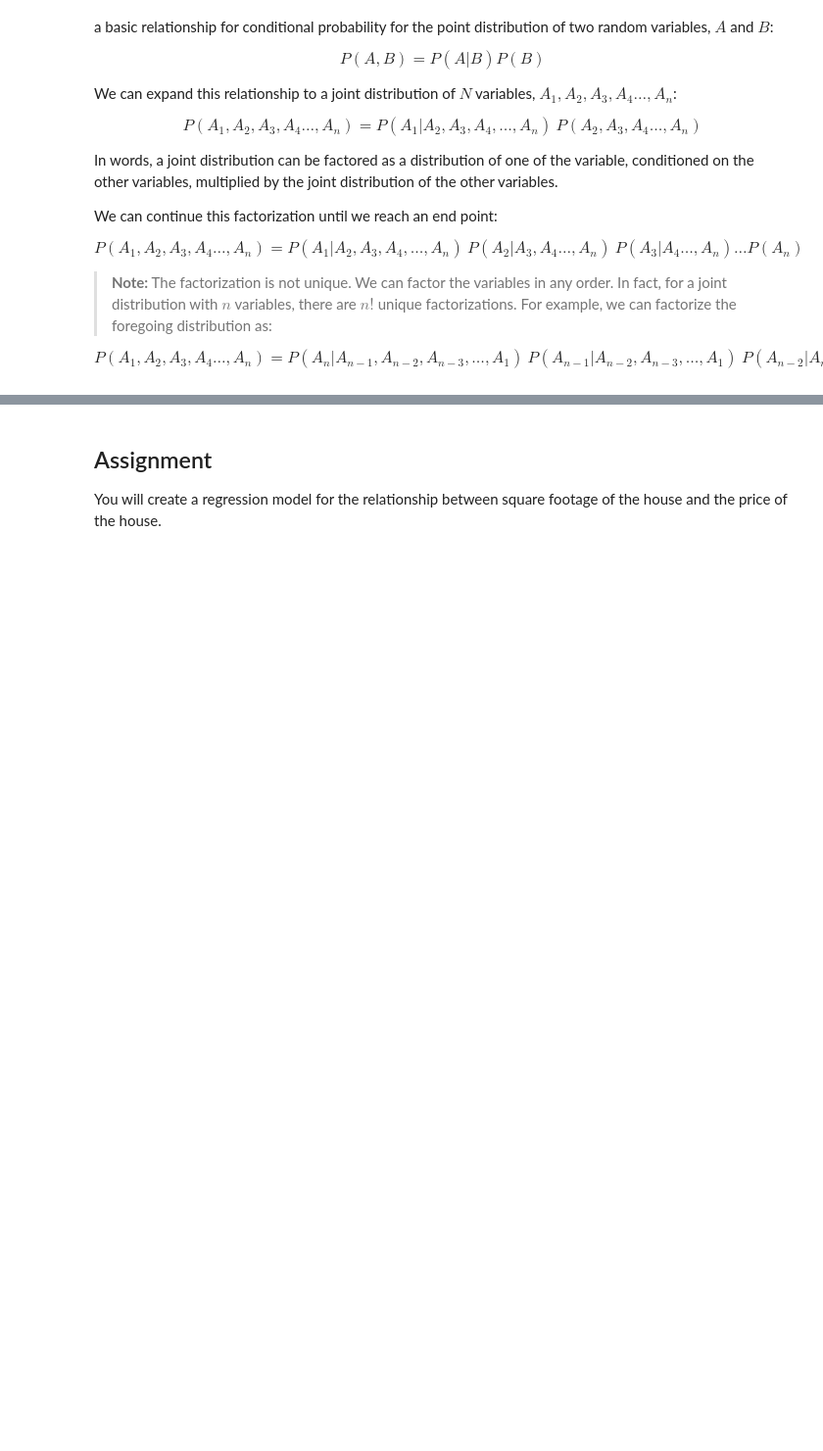
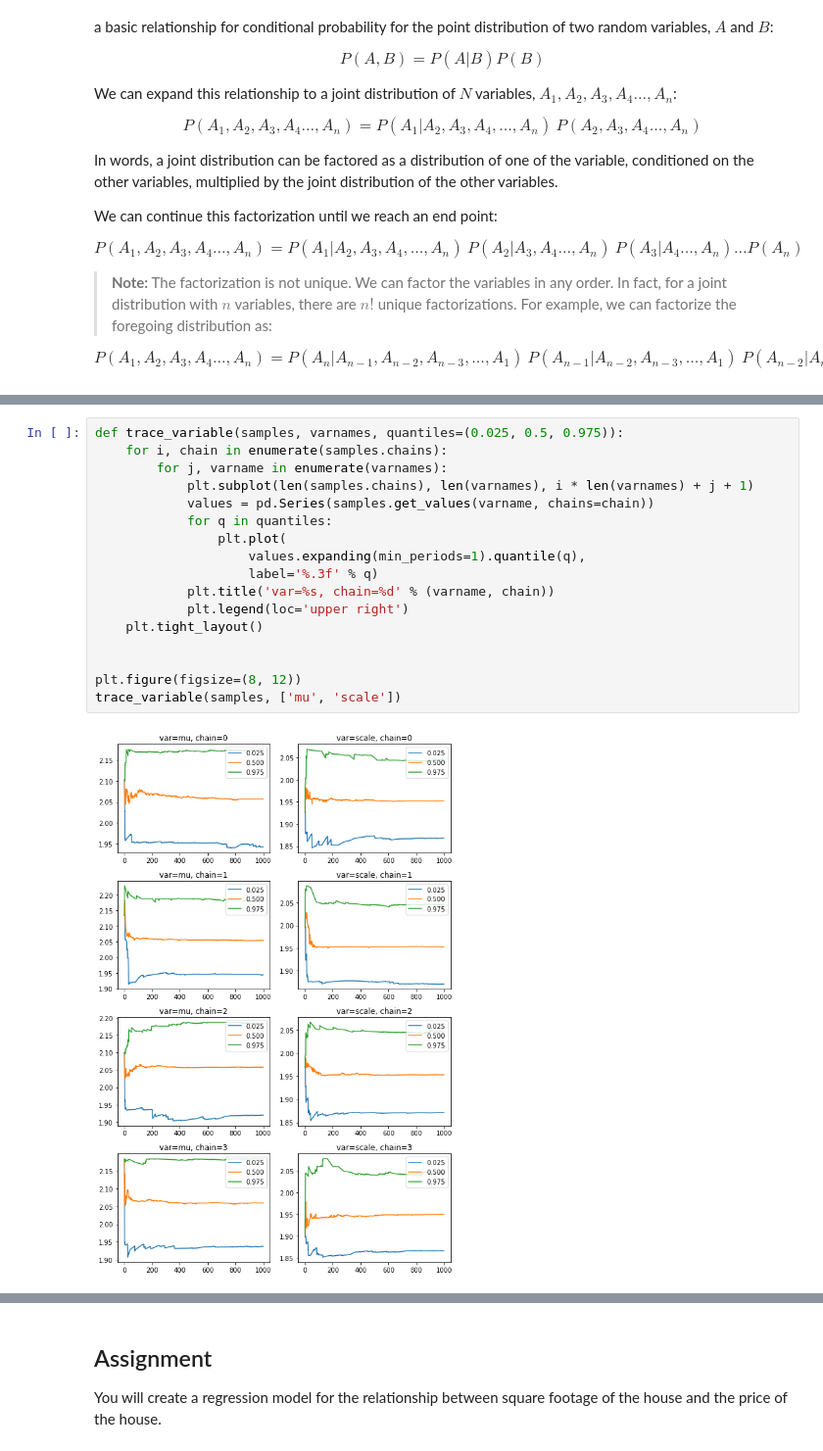
Before and after one commit to StephenElston/DataScience410, a Jupyter notebook: Lecture9/BayesModels2.ipynb, the cells around one changed output, grey strips where cells are left out. Shown at 98% size. Drawn from its saved outputs; the diff is of its cells as text; blank space fills up the shorter version.

```diff
--- a/Lecture9/BayesModels2.ipynb
+++ b/Lecture9/BayesModels2.ipynb
@@ -537,0 +615,19 @@ def create_model(x, y):
+# %%
+def trace_variable(samples, varnames, quantiles=(0.025, 0.5, 0.975)):
+    for i, chain in enumerate(samples.chains):
+        for j, varname in enumerate(varnames):
+            plt.subplot(len(samples.chains), len(varnames), i * len(varnames) + j + 1)
+            values = pd.Series(samples.get_values(varname, chains=chain))
+            for q in quantiles:
+                plt.plot(
+                    values.expanding(min_periods=1).quantile(q),
+                    label='%.3f' % q)
+            plt.title('var=%s, chain=%d' % (varname, chain))
+            plt.legend(loc='upper right')
+    plt.tight_layout()
+
+
+plt.figure(figsize=(8, 12))
+trace_variable(samples, ['mu', 'scale'])
+# %% [output]
+[figure, added]
```
Also changed, not shown: parts of 40 cells of this notebook.
